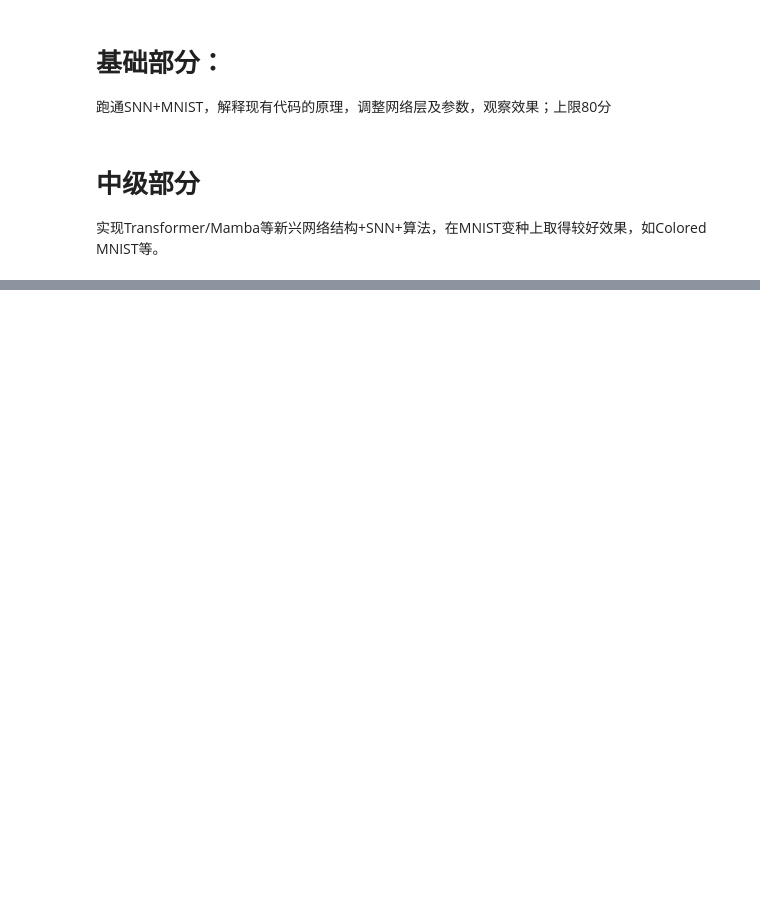
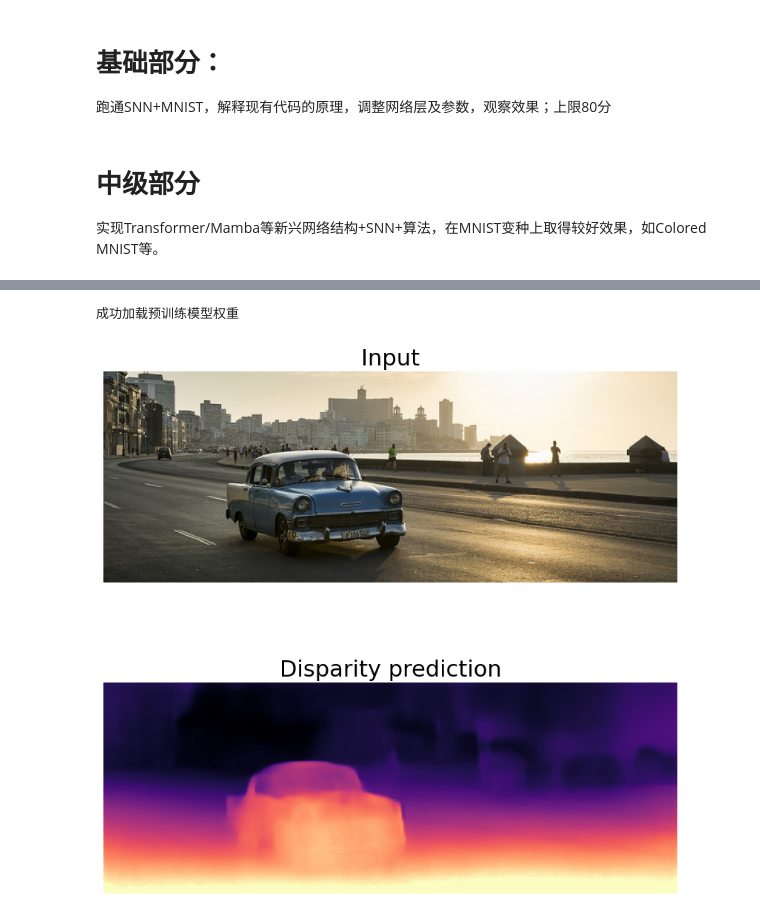
Before and after one commit to kingdom-of-warriors/AI3601_project, a Jupyter notebook: main.ipynb, the cells around one changed output, grey strips where cells are left out. Saved outputs shown, nothing was run; the diff lists cells and outputs as text; code cells hidden in the pictures; blank space fills up the shorter version.

```diff
--- a/main.ipynb
+++ b/main.ipynb
@@ -584,0 +588,75 @@ main()
+# %%
+# 高级部分: 深度估计
+import sys
+sys.path.append('.')  # 将当前目录添加到Python路径中
+from __future__ import absolute_import, division, print_function
+%matplotlib inline
+
+import os
+import numpy as np
+import PIL.Image as pil
+import matplotlib.pyplot as plt
+import torch
+from torchvision import transforms
+import monodepth2.networks as networks
+
+def depth_estimation_demo():
+    model_name = "SNN_mono"
+
+    # 修改模型路径
+    encoder_path = os.path.join("monodepth2/models", model_name, "encoder.pth")
+    depth_decoder_path = os.path.join("monodepth2/models", model_name, "depth.pth")
+
+    # 加载模型
+    encoder = networks.SResnetEncoder(18, False)
+    depth_decoder = networks.DepthDecoder(num_ch_enc=encoder.num_ch_enc, scales=range(4))
+
+    # 加载权重
+    loaded_dict_enc = torch.load(encoder_path, map_location='cpu')
+    filtered_dict_enc = {k: v for k, v in loaded_dict_enc.items() if k in encoder.state_dict()}
+    encoder.load_state_dict(filtered_dict_enc)
+
+    loaded_dict = torch.load(depth_decoder_path, map_location='cpu')
+    depth_decoder.load_state_dict(loaded_dict)
+
+    encoder.eval()
+    depth_decoder.eval()
+
+    # 加载测试图片
+    image_path = "monodepth2/assets/test_image.jpg"
+    input_image = pil.open(image_path).convert('RGB')
+    original_width, original_height = input_image.size
+
+    # 预处理
+    feed_height = loaded_dict_enc['height']
+    feed_width = loaded_dict_enc['width']
+    input_image_resized = input_image.resize((feed_width, feed_height), pil.LANCZOS)
+    input_image_pytorch = transforms.ToTensor()(input_image_resized).unsqueeze(0)
+
+    # 预测
+    with torch.no_grad():
+        features = encoder(input_image_pytorch)
+        outputs = depth_decoder(features)
+        disp = outputs[("disp", 0)]
+
+    # 可视化
+    disp_resized = torch.nn.functional.interpolate(
+        disp, (original_height, original_width), mode="bilinear", align_corners=False)
+    disp_resized_np = disp_resized.squeeze().cpu().numpy()
+    vmax = np.percentile(disp_resized_np, 95)
+
+    plt.figure(figsize=(10, 10))
+    plt.subplot(211)
+    plt.imshow(input_image)
+    plt.title("Input", fontsize=22)
+    plt.axis('off')
+
+    plt.subplot(212)
+    plt.imshow(disp_resized_np, cmap='magma', vmax=vmax)
+    plt.title("Disparity prediction", fontsize=22)
+    plt.axis('off')
+
+depth_estimation_demo()
+# %% [output]
+成功加载预训练模型权重
+[figure, added]
```
Also changed, not shown: parts of 1 cell of this notebook, 6 other files.
